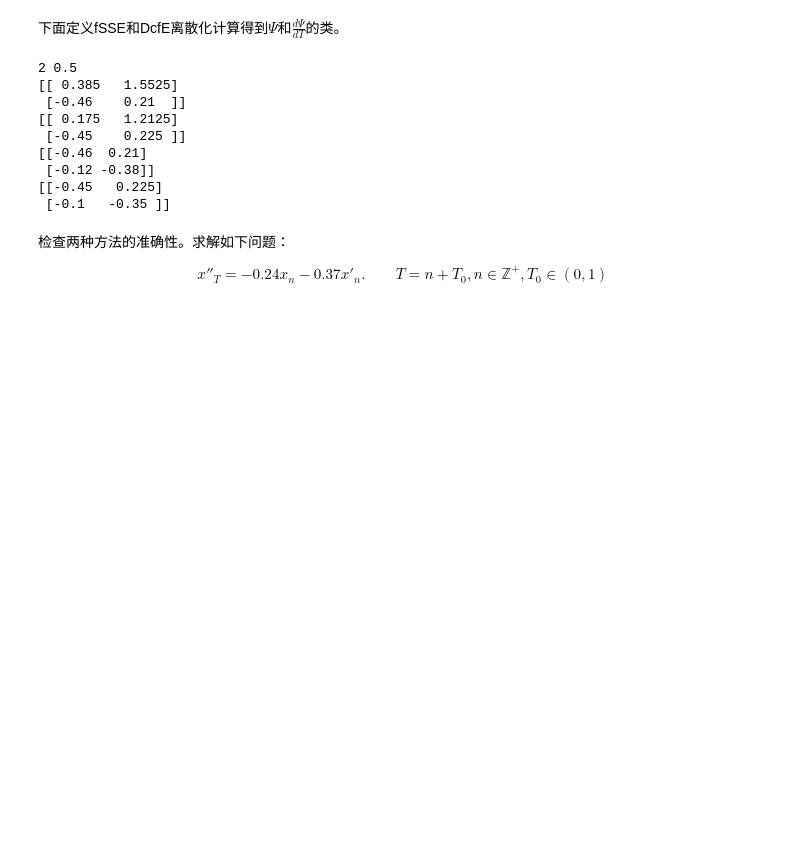
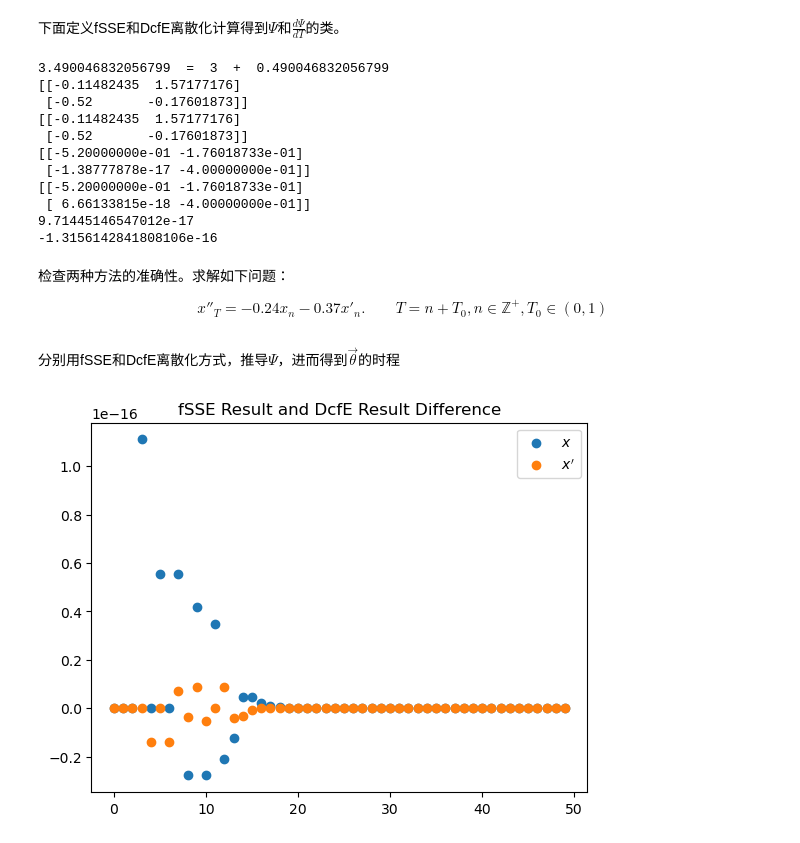
Before and after one commit to CTCingithub/CLF_DigitalControlHybridSystem, a Jupyter notebook: OneDelay.ipynb, the cells around one changed output. Drawn from its saved outputs; the diff is of its cells as text; code cells hidden in the pictures; blank space fills up the shorter version.

```diff
--- a/OneDelay.ipynb
+++ b/OneDelay.ipynb
@@ -1040,27 +1065,33 @@ class PsiProperty:
     def derivative_A_DcfE(self):
         return np.array([[0, 1, self.T0], [0, 0, 1], [0, 0, 0]])
 # %%
-n = 2.5
+n = np.random.rand() * 10
 
 temp = PsiProperty(n, 0.2, 0.3, np.identity(2))
 
-print(temp.n, temp.T0)
+print(n, " = ", temp.n, " + ", temp.T0)
 
 print(temp.Psi_Value_fSSE())
 print(temp.Psi_Value_DcfE())
 
 print(temp.Psi_Derivative_Value_fSSE())
 print(temp.Psi_Derivative_Value_DcfE())
+
+# 比较fSSE和DcfE的结果
+print(np.sum(temp.Psi_Value_fSSE() - temp.Psi_Value_DcfE()))
+print(np.sum(temp.Psi_Derivative_Value_fSSE() - temp.Psi_Derivative_Value_DcfE()))
 # %% [output]
-2 0.5
-[[ 0.385   1.5525]
- [-0.46    0.21  ]]
-[[ 0.175   1.2125]
- [-0.45    0.225 ]]
-[[-0.46  0.21]
- [-0.12 -0.38]]
-[[-0.45   0.225]
- [-0.1   -0.35 ]]
+3.490046832056799  =  3  +  0.490046832056799
+[[-0.11482435  1.57177176]
+ [-0.52       -0.17601873]]
+[[-0.11482435  1.57177176]
+ [-0.52       -0.17601873]]
+[[-5.20000000e-01 -1.76018733e-01]
+ [-1.38777878e-17 -4.00000000e-01]]
+[[-5.20000000e-01 -1.76018733e-01]
+ [ 6.66133815e-18 -4.00000000e-01]]
+9.71445146547012e-17
+-1.3156142841808106e-16
 # %% [markdown]
 检查两种方法的准确性。求解如下问题：
 
@@ -1111,4 +1142,6 @@ for i in range(TotalTime):
     theta_integer = np.concatenate(
         (theta_integer, theta_temp[-1, :].reshape((1, -1))), axis=0
     )
+# %% [markdown]
+分别用fSSE和DcfE离散化方式，推导$\Psi$，进而得到$\vec{\theta}$的时程
 # %%
@@ -1128,3 +1161,11 @@ for i in range(1, TotalTime):
         (theta_fSSE, (temp.Psi_Value_fSSE() @ theta_fSSE[-1, :].reshape((-1, 1))).T),
         axis=0,
     )
+# %%
+plt.scatter(np.arange(0, TotalTime), theta_fSSE[:, 0] - theta_DcfE[:, 0])
+plt.scatter(np.arange(0, TotalTime), theta_fSSE[:, 1] - theta_DcfE[:, 1])
+plt.legend(("$x$","$x'$"))
+plt.title("fSSE Result and DcfE Result Difference")
+plt.show()
+# %% [output]
+[figure, added]
```
Also changed, not shown: parts of 14 cells of this notebook.
